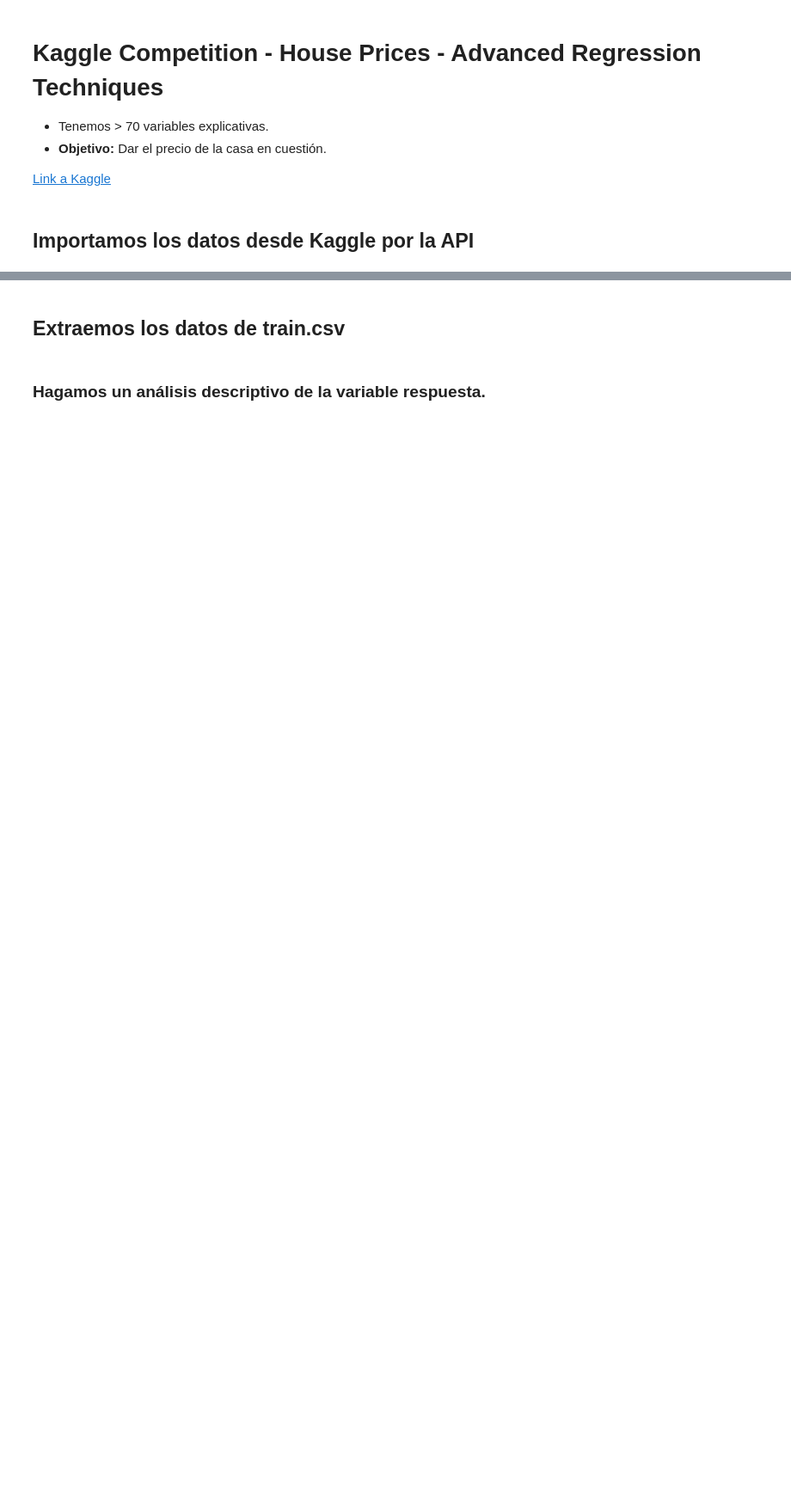
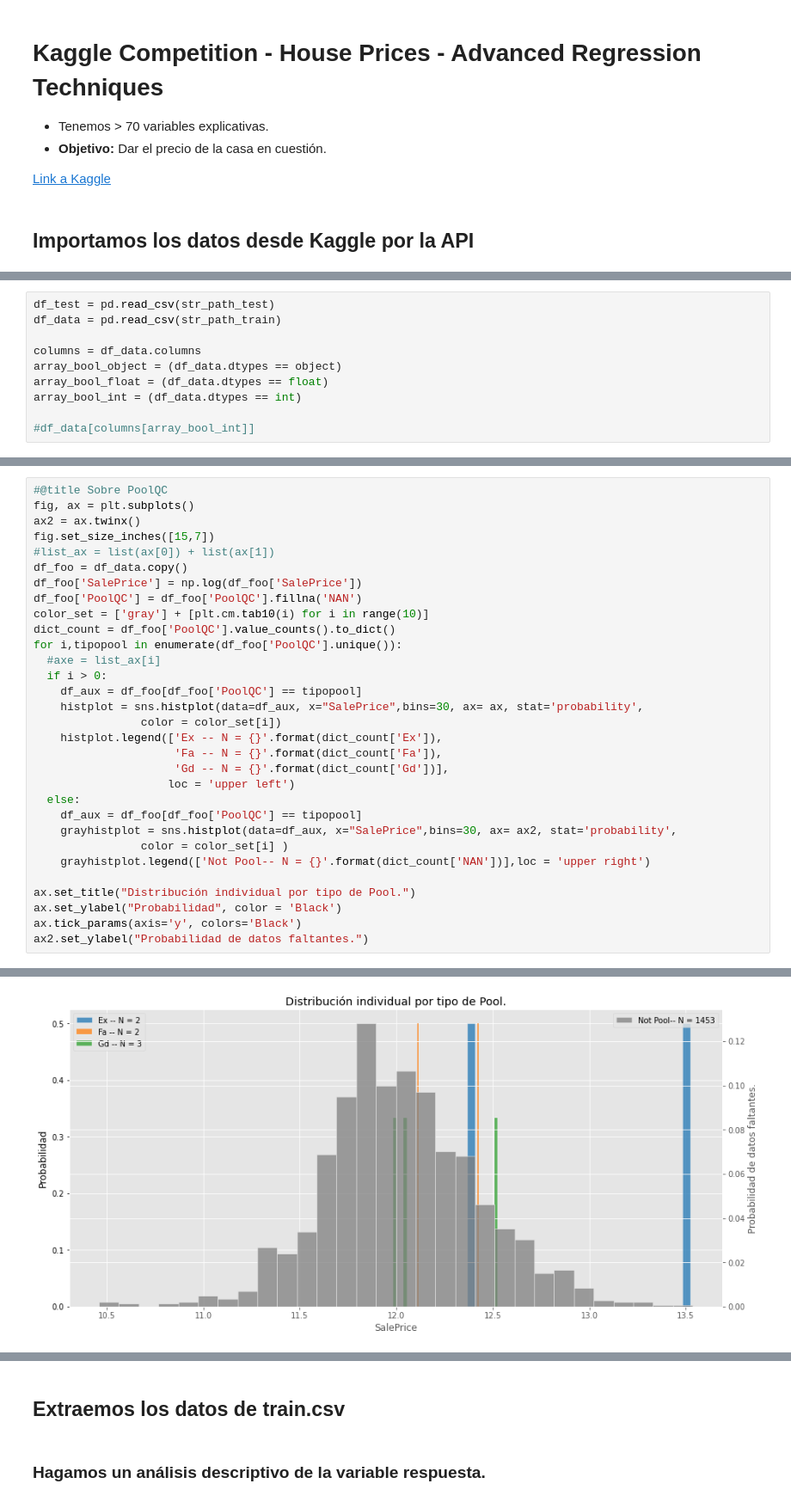
Before and after one commit to ErickMM98/kaggle-housesprice-colab, a Jupyter notebook: Kaggle_HousePrice.ipynb, the cells around one changed output, grey strips where cells are left out. Shown at 86% size. Drawn from its saved outputs; the diff is of its cells as text; blank space fills up the shorter version.

```diff
--- a/Kaggle_HousePrice.ipynb
+++ b/Kaggle_HousePrice.ipynb
@@ -56,0 +61,10 @@ df_train = pd.read_csv(str_path_train)
+# %%
+df_test = pd.read_csv(str_path_test)
+df_data = pd.read_csv(str_path_train)
+
+columns = df_data.columns
+array_bool_object = (df_data.dtypes == object)
+array_bool_float = (df_data.dtypes == float)
+array_bool_int = (df_data.dtypes == int)
+
+#df_data[columns[array_bool_int]]
@@ -82,0 +91,32 @@ Text(0.5, 1.0, 'ENTRENAMIENTOb')
+# %%
+#@title Sobre PoolQC
+fig, ax = plt.subplots()
+ax2 = ax.twinx()
+fig.set_size_inches([15,7])
+#list_ax = list(ax[0]) + list(ax[1])
+df_foo = df_data.copy()
+df_foo['SalePrice'] = np.log(df_foo['SalePrice'])
+df_foo['PoolQC'] = df_foo['PoolQC'].fillna('NAN')
+color_set = ['gray'] + [plt.cm.tab10(i) for i in range(10)]
+dict_count = df_foo['PoolQC'].value_counts().to_dict()
+for i,tipopool in enumerate(df_foo['PoolQC'].unique()):
+  #axe = list_ax[i]
+  if i > 0:
+    df_aux = df_foo[df_foo['PoolQC'] == tipopool]
+    histplot = sns.histplot(data=df_aux, x="SalePrice",bins=30, ax= ax, stat='probability',
+                color = color_set[i])
+    histplot.legend(['Ex -- N = {}'.format(dict_count['Ex']),
+                     'Fa -- N = {}'.format(dict_count['Fa']),
+                     'Gd -- N = {}'.format(dict_count['Gd'])],
+                    loc = 'upper left')
+  else:
+    df_aux = df_foo[df_foo['PoolQC'] == tipopool]
+    grayhistplot = sns.histplot(data=df_aux, x="SalePrice",bins=30, ax= ax2, stat='probability',
+                color = color_set[i] )
+    grayhistplot.legend(['Not Pool-- N = {}'.format(dict_count['NAN'])],loc = 'upper right')
+
+ax.set_title("Distribución individual por tipo de Pool.")
+ax.set_ylabel("Probabilidad", color = 'Black')
+ax.tick_params(axis='y', colors='Black')
+ax2.set_ylabel("Probabilidad de datos faltantes.")
+# %% [output]
@@ -82,0 +124 @@ Text(0.5, 1.0, 'ENTRENAMIENTOb')
+[figure, added]
```
Also changed, not shown: parts of 31 cells of this notebook.
